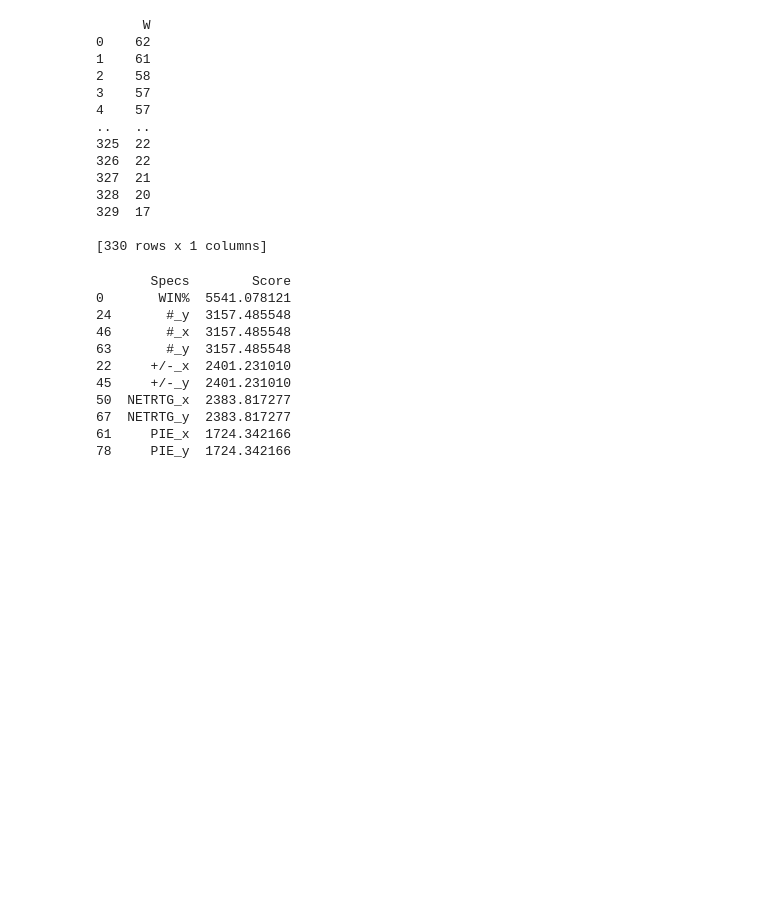
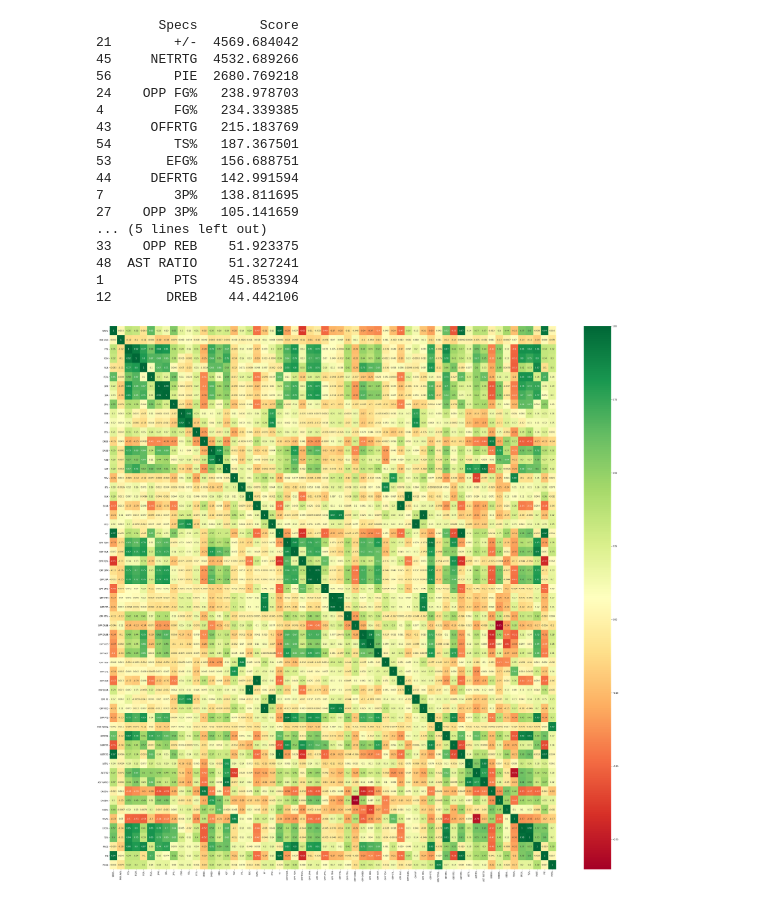
Before and after one commit to mteoong/NBA-Classifier, a Jupyter notebook: 82_classification.ipynb, the cells around one changed output. Drawn from its saved outputs; the diff is of its cells as text; code cells hidden in the pictures; blank space fills up the shorter version.

Commit message:
Clean Dataset

```diff
--- a/82_classification.ipynb
+++ b/82_classification.ipynb
@@ -55,0 +34,7 @@ from sklearn.feature_selection import f_regression
+# %%
+dataset = everything.drop(['Team', 'GP', 'W', 'L', 'Year'], axis=1)
+winPercentage = dataset.iloc[:,0:1].values
+playoffStatus = map(lambda x: x > 0.5, winPercentage)
+playoffStatus = np.fromiter(playoffStatus, dtype=bool)
+dataset['Playoffs'] = playoffStatus
+dataset
@@ -56,41 +55,39 @@ from sklearn.feature_selection import f_regression
 # %%
-X = everything.iloc[:,5:-1]  #independent columns
-y = everything.iloc[:,3:4]    #target column i.e price range
-print(y)
+X = dataset.iloc[:,1:-2]  #independent columns
+y = dataset.iloc[:,0:1]    #target column i.e price range
-# %% [output]
-      W
-0    62
-1    61
-2    58
-3    57
-4    57
-..   ..
-325  22
-326  22
-327  21
-328  20
-329  17
-
-[330 rows x 1 columns]
 # %%
 #apply SelectKBest class to extract top 10 best features
-bestfeatures = SelectKBest(score_func=f_regression, k=10)
+bestfeatures = SelectKBest(score_func=f_regression, k=50)
 fit = bestfeatures.fit(X,y)
 dfscores = pd.DataFrame(fit.scores_)
 dfcolumns = pd.DataFrame(X.columns)
 #concat two dataframes for better visualization
 featureScores = pd.concat([dfcolumns,dfscores],axis=1)
 featureScores.columns = ['Specs','Score']  #naming the dataframe columns
-print(featureScores.nlargest(10,'Score'))  #print 10 best features
+print(featureScores.nlargest(20,'Score'))  #print 10 best features
 # %% [output]
-       Specs        Score
-0       WIN%  5541.078121
-24       #_y  3157.485548
-46       #_x  3157.485548
-63       #_y  3157.485548
-22     +/-_x  2401.231010
-45     +/-_y  2401.231010
-50  NETRTG_x  2383.817277
-67  NETRTG_y  2383.817277
-61     PIE_x  1724.342166
-78     PIE_y  1724.342166
+        Specs        Score
+21        +/-  4569.684042
+45     NETRTG  4532.689266
+56        PIE  2680.769218
+24    OPP FG%   238.978703
+4         FG%   234.339385
+43     OFFRTG   215.183769
+54        TS%   187.367501
+53       EFG%   156.688751
+44     DEFRTG   142.991594
+7         3P%   138.811695
+27    OPP 3P%   105.141659
+... (5 lines left out)
+33    OPP REB    51.923375
+48  AST RATIO    51.327241
+1         PTS    45.853394
+12       DREB    44.442106
+# %%
+corrmat = dataset.drop(['Playoffs'], axis=1).corr()
+top_corr_features = corrmat.index
+plt.figure(figsize=(50,50))
+#plot heat map
+g=sns.heatmap(everything[top_corr_features].corr(),annot=True,cmap="RdYlGn")
+# %% [output]
+[figure, added]
```
Also changed, not shown: parts of 8 cells of this notebook, 28 other files.
